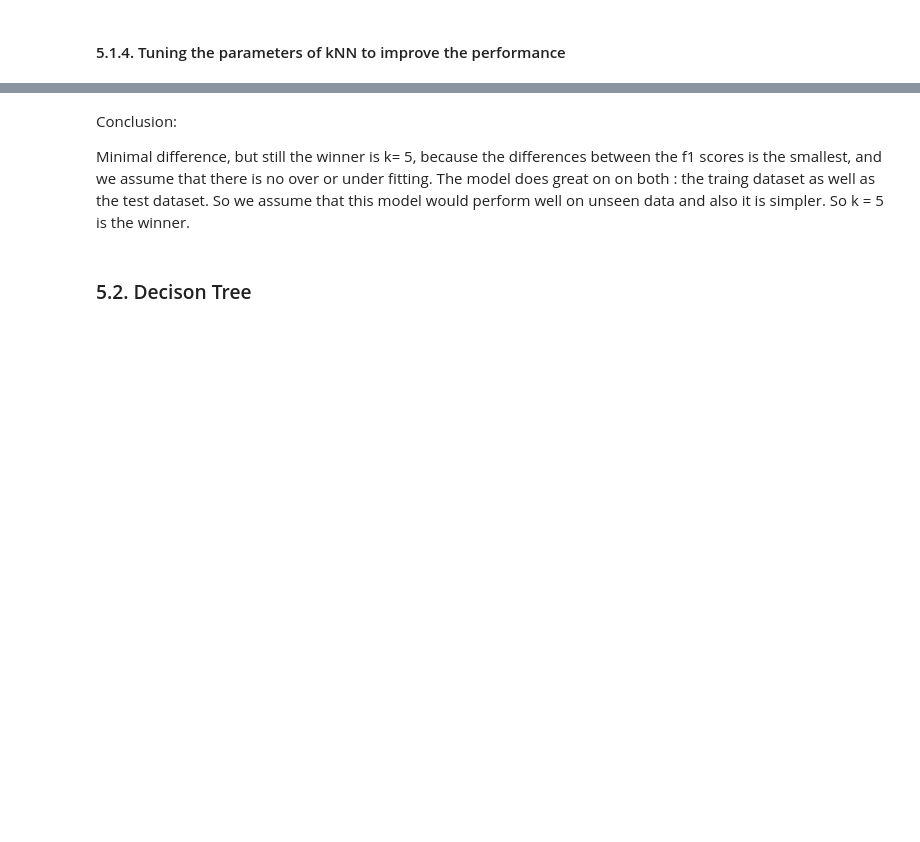
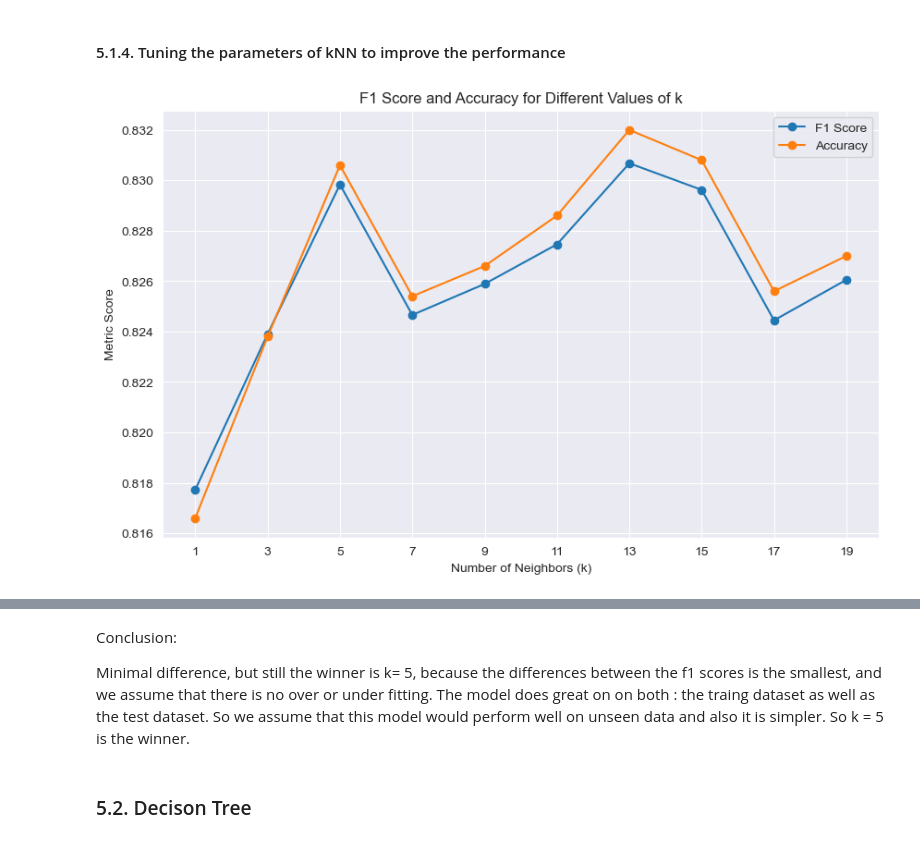
Before and after one commit to PetyaPetrova96/clasifying-clothing-types-, a Jupyter notebook: steps.ipynb, the cells around one changed output, grey strips where cells are left out. Drawn from its saved outputs; the diff is of its cells as text; code cells hidden in the pictures; blank space fills up the shorter version.

```diff
--- a/steps.ipynb
+++ b/steps.ipynb
@@ -927,34 +981,36 @@ print(cv_report)
 from sklearn.metrics import f1_score, accuracy_score
 # Define a range of odd k values
 k_values = range(1, 20, 2)  # Adjust the range based on your preferences
 
 # Lists to store F1 scores and accuracies
 f1_scores = []
 accuracies = []
 
 # Evaluate k-NN for each value of k
 for k in k_values:
     knn = KNeighborsClassifier(n_neighbors=k)
     knn.fit(x_train_pca, y_train_data)
     knn_predictions = knn.predict(x_test_pca)
 
     # Calculate F1 score and accuracy
-    f1_score_value = f1_score(y_test_data, knn_predictions, average='weighted')
+    f1_score_value = calculate_f1_score(y_test_data, knn_predictions, average='weighted')
     accuracy = accuracy_score(y_test_data, knn_predictions)
 
     f1_scores.append(f1_score_value)
     accuracies.append(accuracy)
 
 # Plot the F1 scores and accuracies for different values of k
 plt.figure(figsize=(10, 6))
 plt.plot(list(map(int, k_values)), f1_scores, marker='o', label='F1 Score')
 plt.plot(list(map(int, k_values)), accuracies, marker='o', label='Accuracy')
 plt.title('F1 Score and Accuracy for Different Values of k')
 plt.xlabel('Number of Neighbors (k)')
 plt.ylabel('Metric Score')
 plt.xticks(np.arange(min(k_values), max(k_values)+1, 2))  # Set odd integer ticks on the x-axis
 plt.legend()
 plt.show()
+# %% [output]
+[figure, added]
 # %%
 # Compare both f1 scores of k = 5 and k=15 on test data
 
```
Also changed, not shown: parts of 30 cells of this notebook.
